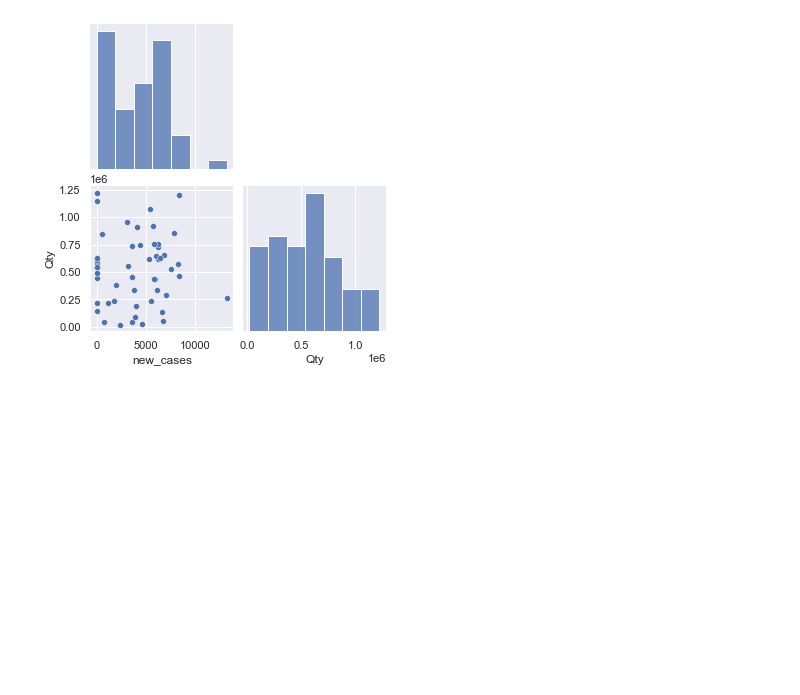
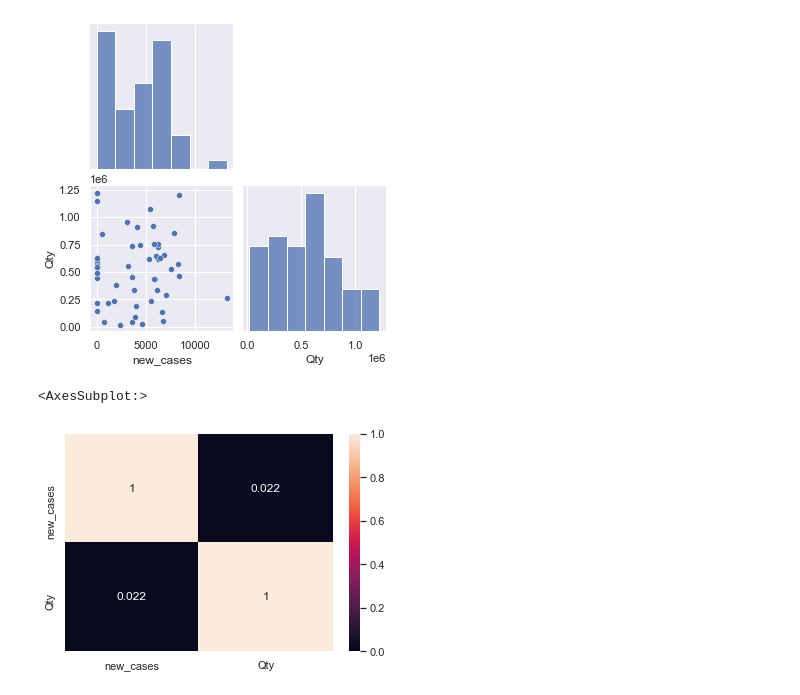
Before and after one commit to RafaelGFernandez01/first_project-, a Jupyter notebook: first-project .ipynb, the cells around one changed output. Drawn from its saved outputs; the diff is of its cells as text; code cells hidden in the pictures; blank space fills up the shorter version.

```diff
--- a/first-project .ipynb
+++ b/first-project .ipynb
@@ -343,3 +338,13 @@ sns.heatmap(
 sns.pairplot(total_unified_df[["new_cases", "Qty"]], corner=True);
 # %% [output]
 [figure]
+# %%
+sns.heatmap(
+    total_unified_df[["new_cases", "Qty"]].corr(),
+    annot=True,
+    vmin=0,
+    vmax=1
+)
+# %% [output]
+<AxesSubplot:>
+[figure, added]
```
Also changed, not shown: parts of 22 cells of this notebook.
